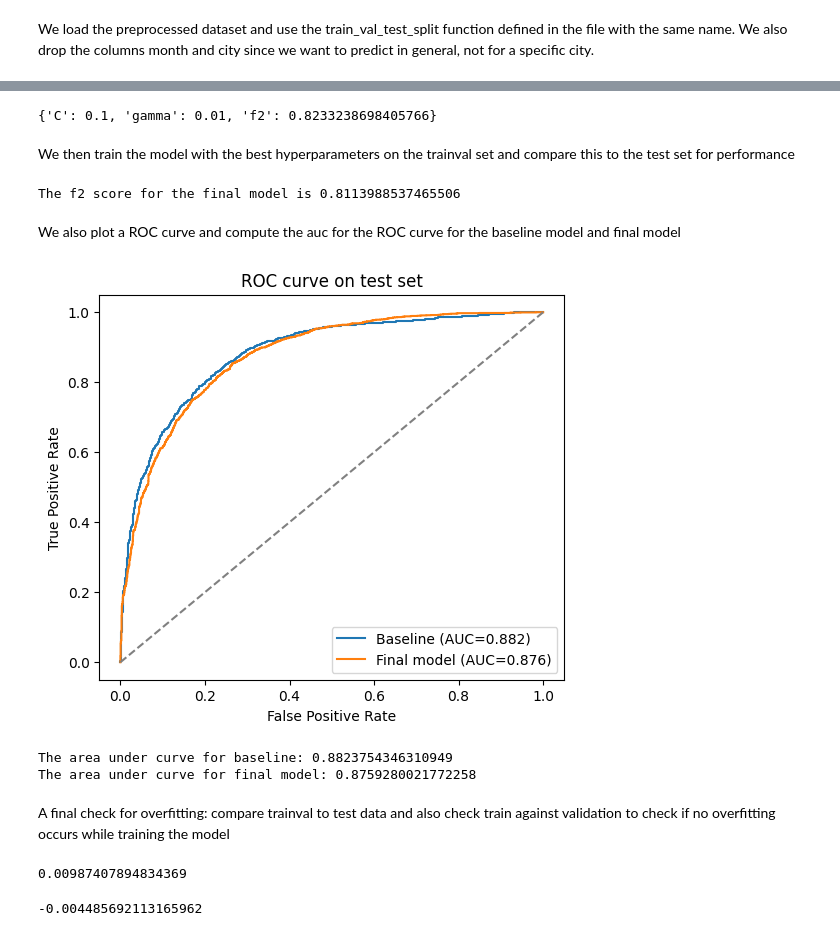
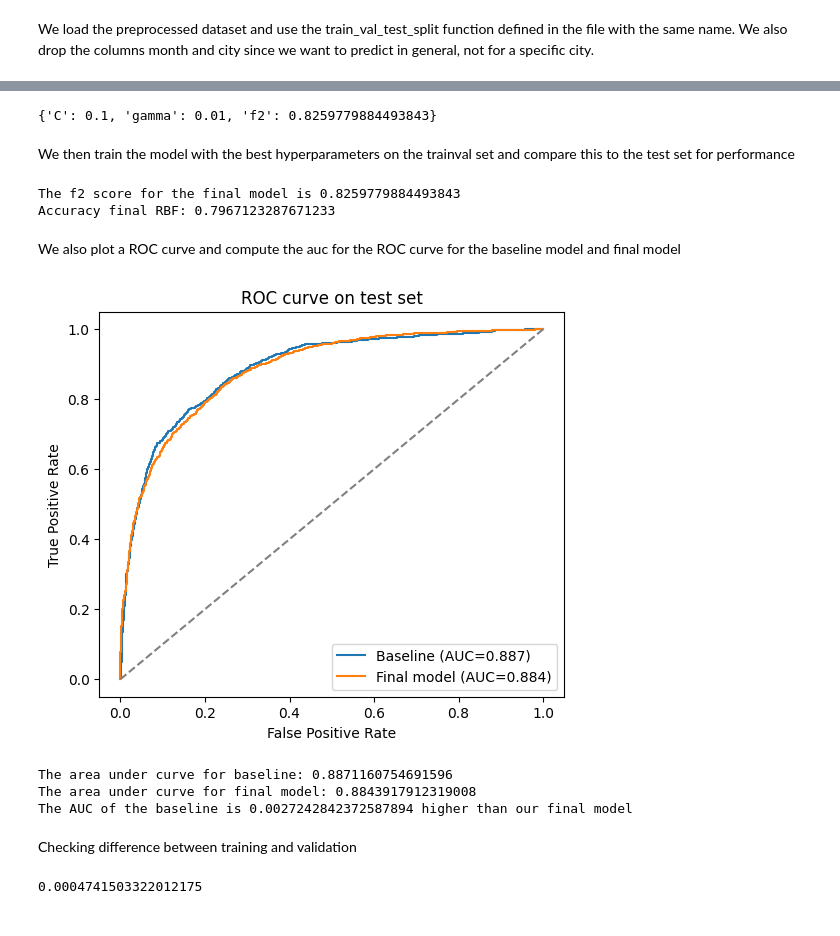
Before and after one commit to tiemeboerema/intro_ML_Final_Project, a Jupyter notebook: Kernel SVM.ipynb, the cells around one changed output, grey strips where cells are left out. Saved outputs shown, nothing was run; the diff lists cells and outputs as text; code cells hidden in the pictures.

Commit message:
Added Confusion Matrices, Accuracy and minor changes

```diff
--- a/Kernel SVM.ipynb
+++ b/Kernel SVM.ipynb
@@ -54,7 +102,7 @@ for C in C_values:
                 kernel="rbf",
                 C=C,
                 gamma=gamma,
-                class_weight="balanced",
+
             ))
         ])
 
@@ -69,63 +117,67 @@ for C in C_values:
             "f2": f2
         })
 # %%
-best_param = max(results, key=lambda x: x["f2"])
-best_param
+best_param_rbf = max(results, key=lambda x: x["f2"])
+best_param_rbf
 # %% [output]
-{'C': 0.1, 'gamma': 0.01, 'f2': 0.8233238698405766}
+{'C': 0.1, 'gamma': 0.01, 'f2': 0.8259779884493843}
 # %% [markdown]
 We then train the model with the best hyperparameters on the trainval set and compare this to the test set for performance
 # %%
 X_trainval = pd.concat([X_train, X_val])
 y_trainval = np.hstack([y_train, y_val])
 
-best_model_pipe = Pipeline([
+best_model_pipe_rbf = Pipeline([
     ("scaler", StandardScaler()),
     ("svm", SVC(
         kernel="rbf",
         C=0.1,
-        gamma=0.01,
-        class_weight="balanced",
+        gamma=0.01
     ))
 ])
 
-best_model_pipe.fit(X_trainval, y_trainval)
-y_best_model_pred = best_model_pipe.predict(X_test)
-f2_final_model = fbeta_score(y_test, y_best_model_pred, beta=2)
-print(f"The f2 score for the final model is {f2_final_model}")
+best_model_pipe_rbf.fit(X_train, y_train)
+y_best_model_pred_rbf = best_model_pipe_rbf.predict(X_val)
+f2_final_model_rbf = fbeta_score(y_val, y_best_model_pred_rbf, beta=2)
+print(f"The f2 score for the final model is {f2_final_model_rbf}")
+accuracy_final_rbf = accuracy_score(y_val, y_best_model_pred_rbf)
+print(f"Accuracy final RBF: {accuracy_final_rbf}")
 # %% [output]
-The f2 score for the final model is 0.8113988537465506
+The f2 score for the final model is 0.8259779884493843
+Accuracy final RBF: 0.7967123287671233
 # %% [markdown]
 We also plot a ROC curve and compute the auc for the ROC curve for the baseline model and final model
 # %%
 from sklearn.metrics import roc_curve, roc_auc_score
 import matplotlib.pyplot as plt
 
-baseline_scores = baseline_svm_pipe.decision_function(X_test)
-final_scores = best_model_pipe.decision_function(X_test)
+baseline_scores_rbf = baseline_svm_pipe_rbf.decision_function(X_val)
+final_scores_rbf = best_model_pipe_rbf.decision_function(X_val)
 
-fpr_base, tpr_base, _ = roc_curve(y_test, baseline_scores)
-fpr_final, tpr_final, _ = roc_curve(y_test, final_scores)
+fpr_base_rbf, tpr_base_rbf, _ = roc_curve(y_val, baseline_scores_rbf)
+fpr_final_rbf, tpr_final_rbf, _ = roc_curve(y_val, final_scores_rbf)
 
-auc_base = roc_auc_score(y_test, baseline_scores)
-auc_final = roc_auc_score(y_test, final_scores)
+auc_base_rbf = roc_auc_score(y_val, baseline_scores_rbf)
+auc_final_rbf = roc_auc_score(y_val, final_scores_rbf)
 # %%
 plt.figure(figsize=(6, 5))
-plt.plot(fpr_base, tpr_base, label=f"Baseline (AUC={auc_base:.3f})")
-plt.plot(fpr_final, tpr_final, label=f"Final model (AUC={auc_final:.3f})")
+plt.plot(fpr_base_rbf, tpr_base_rbf, label=f"Baseline (AUC={auc_base_rbf:.3f})")
+plt.plot(fpr_final_rbf, tpr_final_rbf, label=f"Final model (AUC={auc_final_rbf:.3f})")
 plt.plot([0, 1], [0, 1], "--", color="gray")
 
 plt.xlabel("False Positive Rate")
 plt.ylabel("True Positive Rate")
 plt.title("ROC curve on test set")
 plt.legend()
 plt.show()
 
-print(f"The area under curve for baseline: {auc_base}")
-print(f"The area under curve for final model: {auc_final}")
+print(f"The area under curve for baseline: {auc_base_rbf}")
+print(f"The area under curve for final model: {auc_final_rbf}")
+print(f"The AUC of the baseline is {auc_base_rbf-auc_final_rbf} higher than our final model")
 # %% [output]
-[figure, old version]
+[figure, new version]
-The area under curve for baseline: 0.8823754346310949
-The area under curve for final model: 0.8759280021772258
+The area under curve for baseline: 0.8871160754691596
+The area under curve for final model: 0.8843917912319008
+The AUC of the baseline is 0.0027242842372587894 higher than our final model
 # %% [markdown]
-A final check for overfitting: compare trainval to test data and also check train against validation to check if no overfitting occurs while training the model
+Checking difference between training and validation
@@ -137,5 +184 @@ f2_test = fbeta_score(y_test, y_test_pred, beta=2)
-# %%
-print(f2_trainval - f2_test)
-# %% [output]
-0.00987407894834369
 # %%
@@ -146,4 +189,4 @@ f2_val = fbeta_score(y_val, y_val_pred, beta=2)
 # %%
-print(f2_train - f2_val)
+print(f2_train_rbf - f2_val_rbf)
 # %% [output]
--0.004485692113165962
+0.0004741503322012175
```
Also changed, not shown: parts of 20 cells of this notebook.
